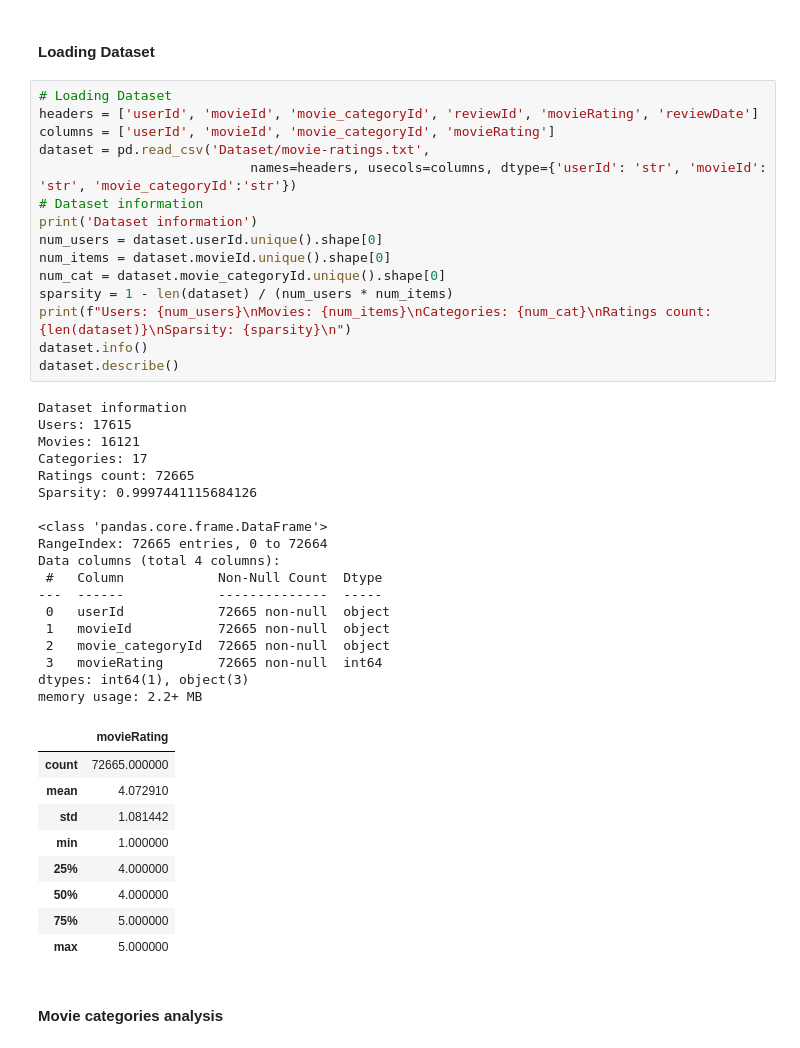
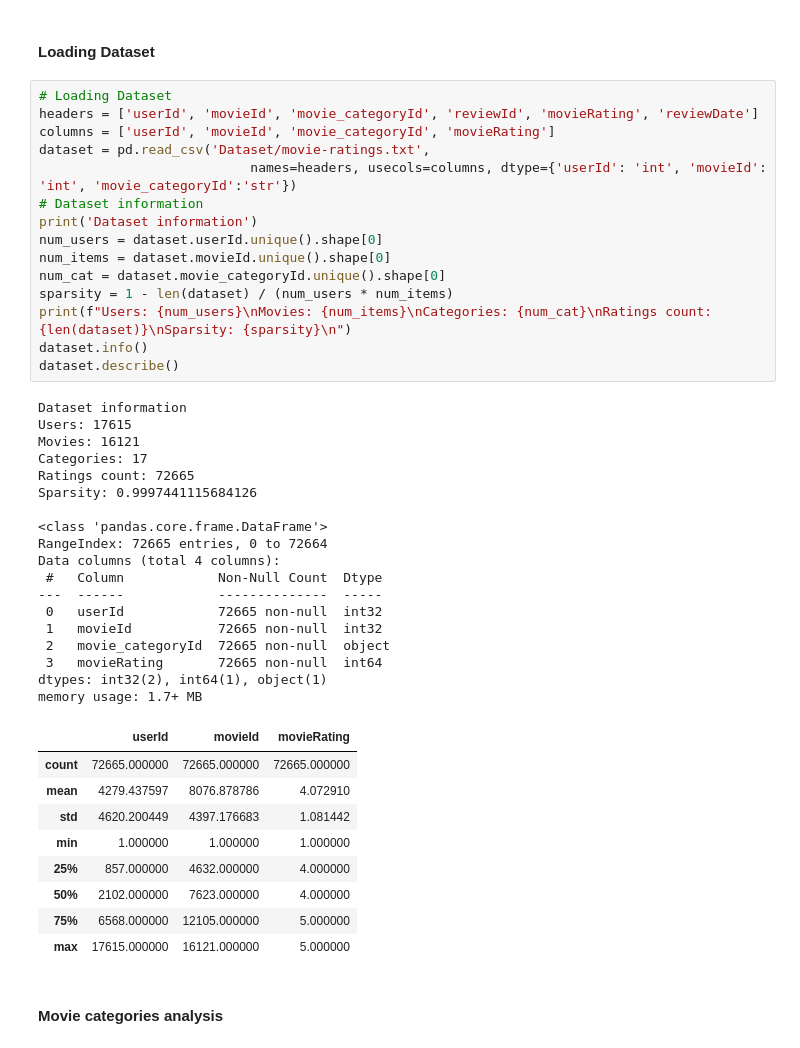
Before and after one commit to andres112/Social-Media-Analytics, a Jupyter notebook: Project/main.ipynb, the cells around one changed output. Drawn from its saved outputs; the diff is of its cells as text.

```diff
--- a/Project/main.ipynb
+++ b/Project/main.ipynb
@@ -46,46 +46,46 @@ logging.basicConfig(format='%(asctime)s - %(message)s', level=logging.INFO)
 # %%
 # Loading Dataset
 headers = ['userId', 'movieId', 'movie_categoryId', 'reviewId', 'movieRating', 'reviewDate']
 columns = ['userId', 'movieId', 'movie_categoryId', 'movieRating']
 dataset = pd.read_csv('Dataset/movie-ratings.txt',
-                           names=headers, usecols=columns, dtype={'userId': 'str', 'movieId': 'str', 'movie_categoryId':'str'})
+                           names=headers, usecols=columns, dtype={'userId': 'int', 'movieId': 'int', 'movie_categoryId':'str'})
 # Dataset information
 print('Dataset information')
 num_users = dataset.userId.unique().shape[0]
 num_items = dataset.movieId.unique().shape[0]
 num_cat = dataset.movie_categoryId.unique().shape[0]
 sparsity = 1 - len(dataset) / (num_users * num_items)
 print(f"Users: {num_users}\nMovies: {num_items}\nCategories: {num_cat}\nRatings count: {len(dataset)}\nSparsity: {sparsity}\n")
 dataset.info()
 dataset.describe()
 # %% [output]
 Dataset information
 Users: 17615
 Movies: 16121
 Categories: 17
 Ratings count: 72665
 Sparsity: 0.9997441115684126
 
 <class 'pandas.core.frame.DataFrame'>
 RangeIndex: 72665 entries, 0 to 72664
 Data columns (total 4 columns):
  #   Column            Non-Null Count  Dtype
 ---  ------            --------------  -----
- 0   userId            72665 non-null  object
- 1   movieId           72665 non-null  object
+ 0   userId            72665 non-null  int32
+ 1   movieId           72665 non-null  int32
  2   movie_categoryId  72665 non-null  object
  3   movieRating       72665 non-null  int64
-dtypes: int64(1), object(3)
-memory usage: 2.2+ MB
+dtypes: int32(2), int64(1), object(1)
+memory usage: 1.7+ MB
-|  | movieRating |
-| count | 72665.000000 |
-| mean | 4.072910 |
-| std | 1.081442 |
-| min | 1.000000 |
-| 25% | 4.000000 |
-| 50% | 4.000000 |
-| 75% | 5.000000 |
-| max | 5.000000 |
+|  | userId | movieId | movieRating |
+| count | 72665.000000 | 72665.000000 | 72665.000000 |
+| mean | 4279.437597 | 8076.878786 | 4.072910 |
+| std | 4620.200449 | 4397.176683 | 1.081442 |
+| min | 1.000000 | 1.000000 | 1.000000 |
+| 25% | 857.000000 | 4632.000000 | 4.000000 |
+| 50% | 2102.000000 | 7623.000000 | 4.000000 |
+| 75% | 6568.000000 | 12105.000000 | 5.000000 |
+| max | 17615.000000 | 16121.000000 | 5.000000 |
 # %% [markdown]
 #### Movie categories analysis
 # %%
```
Also changed, not shown: parts of 5 cells of this notebook, 4 other files.
